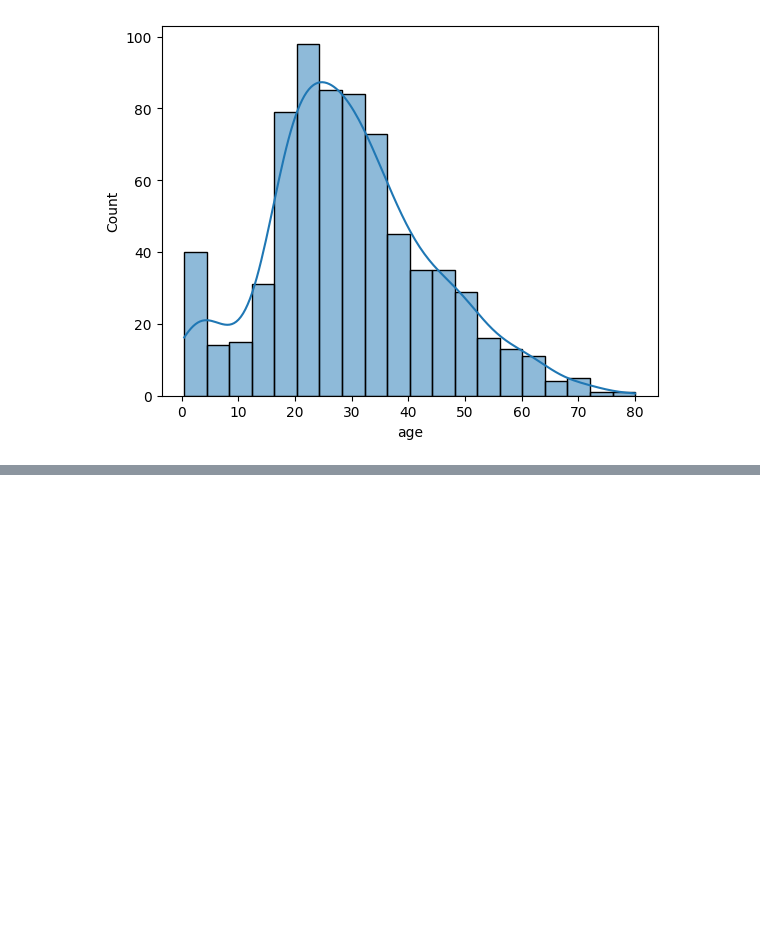
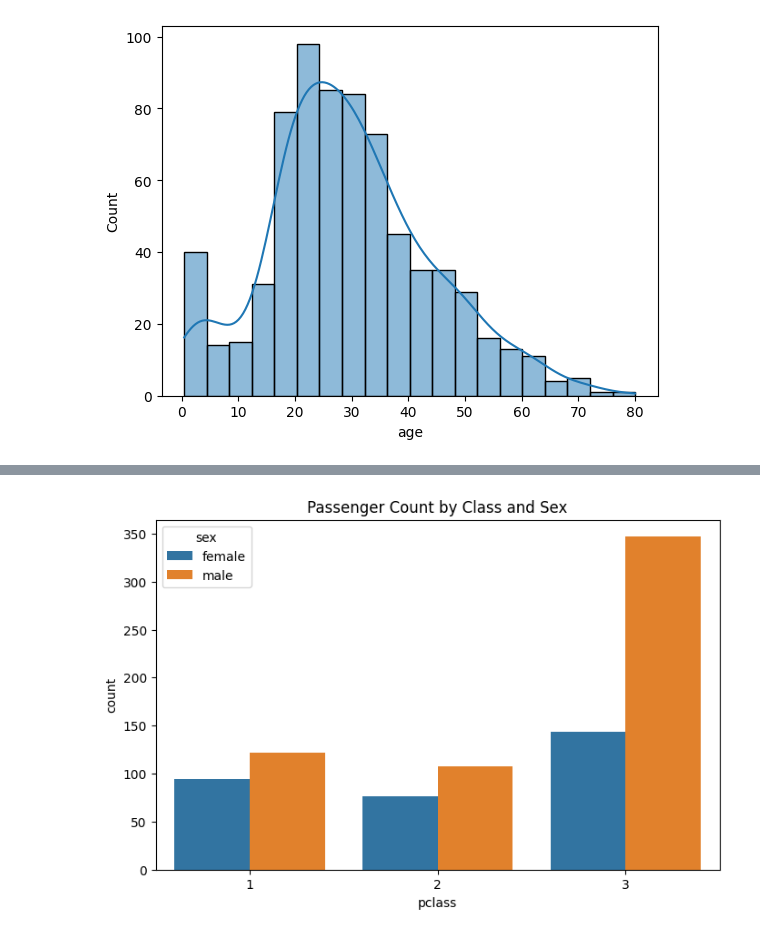
Before and after one commit to fgsantosti/topicos_especiais_desenvolvimento, a Jupyter notebook: introducao_analise_dados.ipynb, the cells around one changed output, grey strips where cells are left out. Cells and saved outputs as stored; diff of their text form; code cells hidden in the pictures; blank space fills up the shorter version.

```diff
--- a/introducao_analise_dados.ipynb
+++ b/introducao_analise_dados.ipynb
@@ -135,0 +177,7 @@ plt.show()
+# %%
+plt.figure(figsize=(8, 5))
+sns.countplot(data=titanic, x="pclass", hue="sex")
+plt.title("Passenger Count by Class and Sex")
+plt.show()
+# %% [output]
+[figure, added]
```
Also changed, not shown: parts of 33 cells of this notebook.
